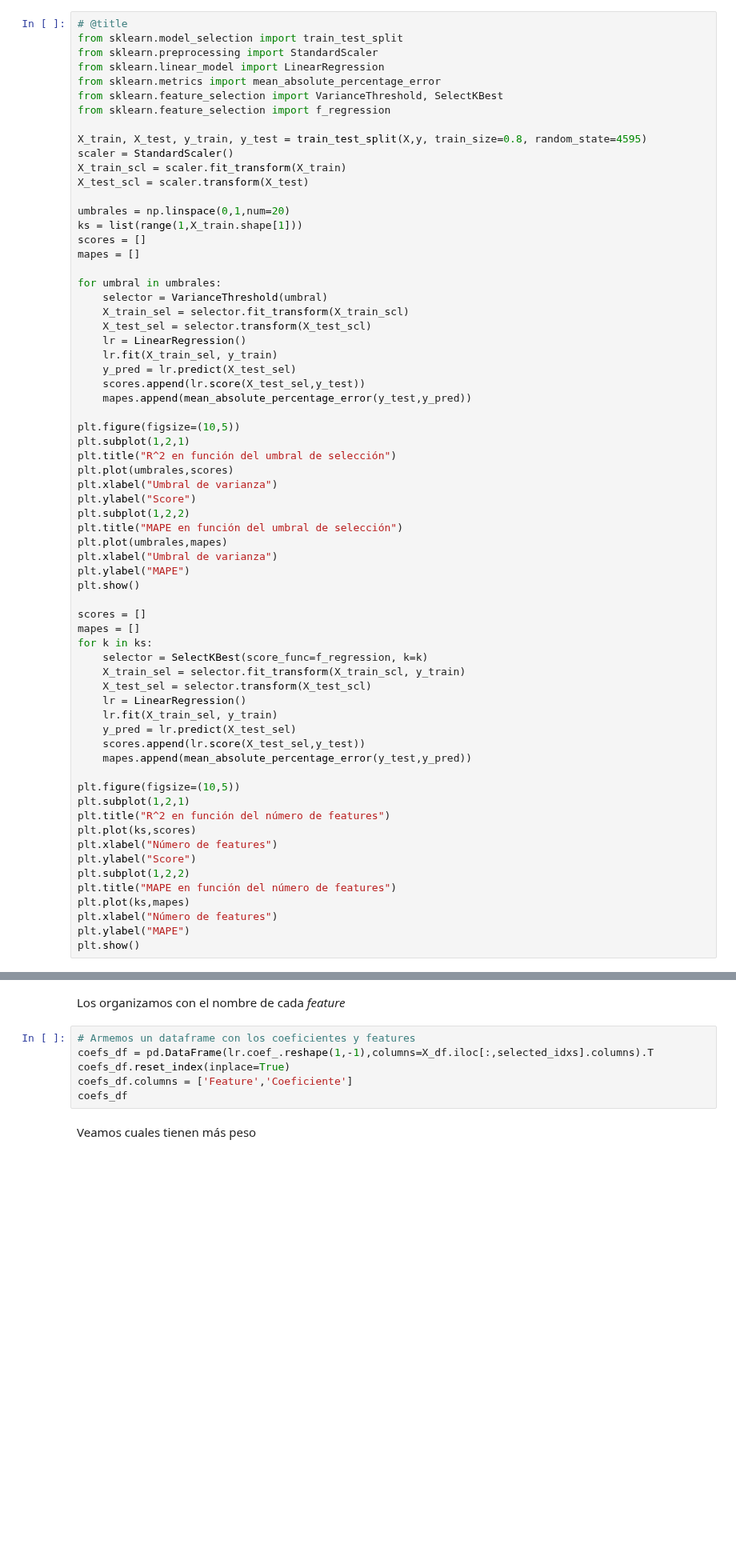
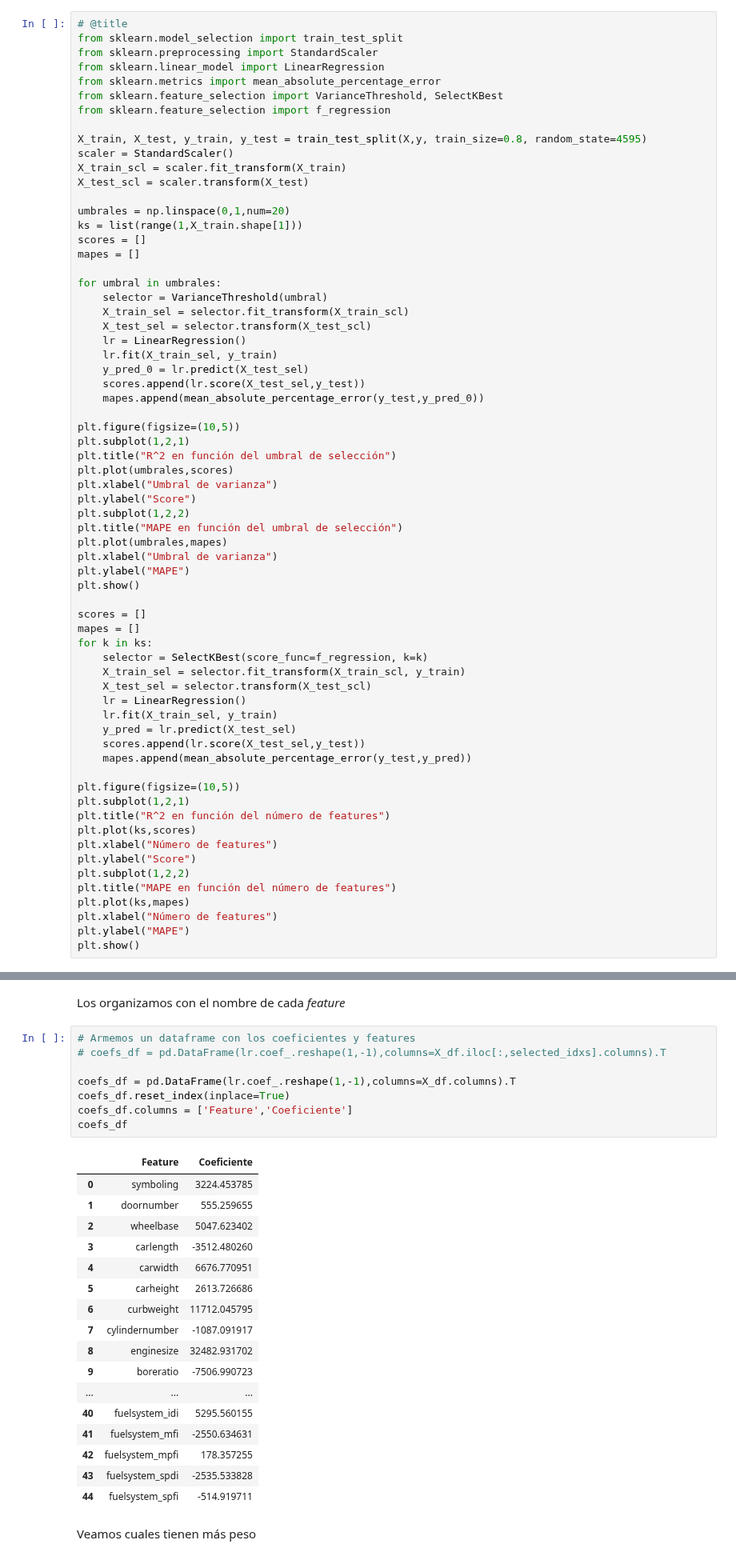
Before and after one commit to DCDPUAEM/DCDP, a Jupyter notebook: 03 Machine Learning/notebooks/03-Regression.ipynb, the cells around one changed output, grey strips where cells are left out. Shown at 80% size. Drawn from its saved outputs; the diff is of its cells as text; blank space fills up the shorter version.

```diff
--- a/03 Machine Learning/notebooks/03-Regression.ipynb
+++ b/03 Machine Learning/notebooks/03-Regression.ipynb
@@ -909,9 +909,9 @@ for umbral in umbrales:
     X_test_sel = selector.transform(X_test_scl)
     lr = LinearRegression()
     lr.fit(X_train_sel, y_train)
-    y_pred = lr.predict(X_test_sel)
+    y_pred_0 = lr.predict(X_test_sel)
     scores.append(lr.score(X_test_sel,y_test))
-    mapes.append(mean_absolute_percentage_error(y_test,y_pred))
+    mapes.append(mean_absolute_percentage_error(y_test,y_pred_0))
 
 plt.figure(figsize=(10,5))
 plt.subplot(1,2,1)
@@ -969,10 +984,30 @@ print(lr.coef_)
 Los organizamos con el nombre de cada *feature*
 # %%
 # Armemos un dataframe con los coeficientes y features
-coefs_df = pd.DataFrame(lr.coef_.reshape(1,-1),columns=X_df.iloc[:,selected_idxs].columns).T
+# coefs_df = pd.DataFrame(lr.coef_.reshape(1,-1),columns=X_df.iloc[:,selected_idxs].columns).T
+
+coefs_df = pd.DataFrame(lr.coef_.reshape(1,-1),columns=X_df.columns).T
 coefs_df.reset_index(inplace=True)
 coefs_df.columns = ['Feature','Coeficiente']
 coefs_df
+# %% [output]
+|  | Feature | Coeficiente |
+| 0 | symboling | 3224.453785 |
+| 1 | doornumber | 555.259655 |
+| 2 | wheelbase | 5047.623402 |
+| 3 | carlength | -3512.480260 |
+| 4 | carwidth | 6676.770951 |
+| 5 | carheight | 2613.726686 |
+| 6 | curbweight | 11712.045795 |
+| 7 | cylindernumber | -1087.091917 |
+| 8 | enginesize | 32482.931702 |
+| 9 | boreratio | -7506.990723 |
+| ... | ... | ... |
+| 40 | fuelsystem_idi | 5295.560155 |
+| 41 | fuelsystem_mfi | -2550.634631 |
+| 42 | fuelsystem_mpfi | 178.357255 |
+| 43 | fuelsystem_spdi | -2535.533828 |
+| 44 | fuelsystem_spfi | -514.919711 |
 # %% [markdown]
 Veamos cuales tienen más peso
 # %%
```
Also changed, not shown: parts of 7 cells of this notebook.
